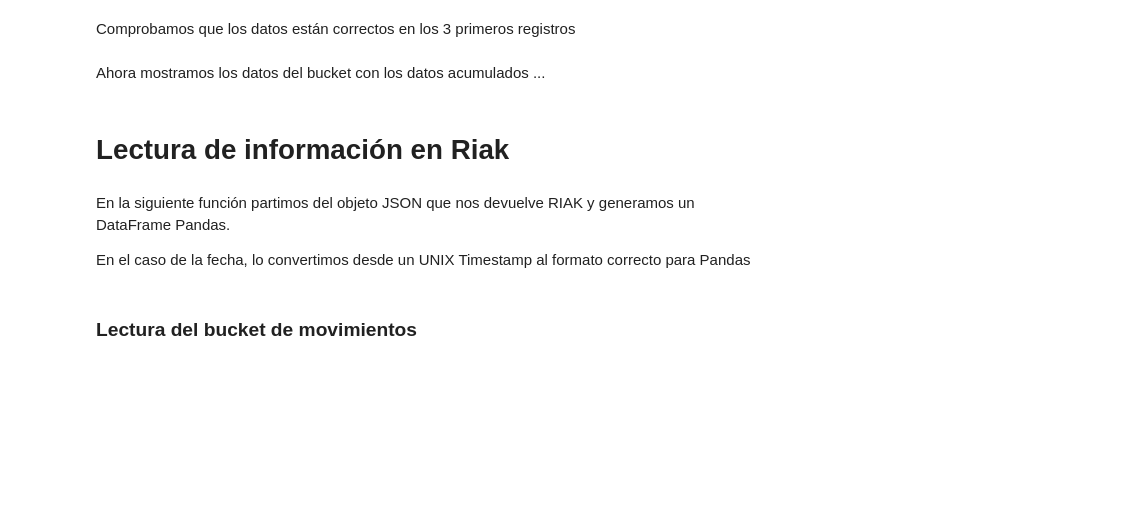
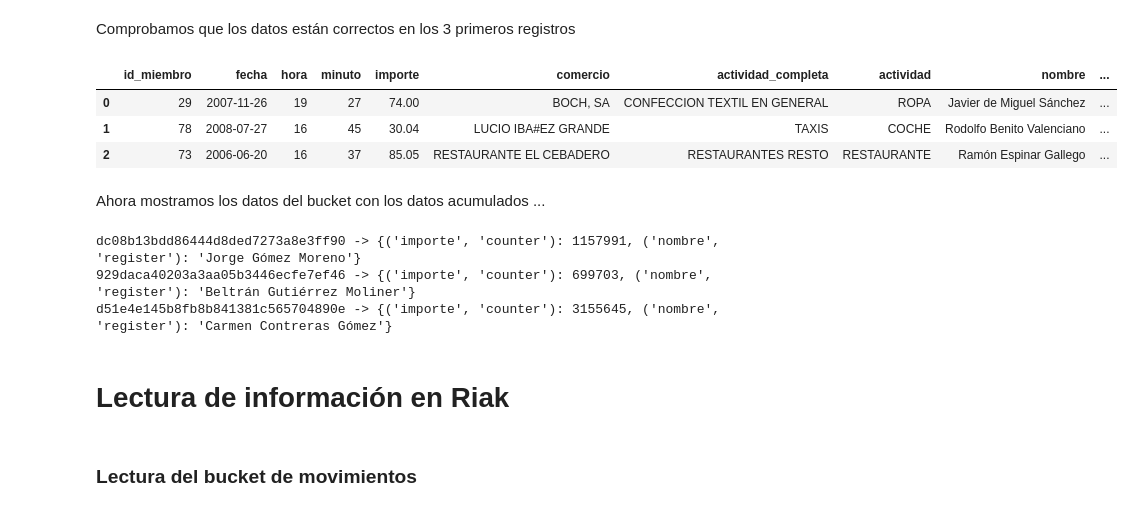
Before and after one commit to dvillaj/Taller_BBDD, a Jupyter notebook: 2-caso_de_uso/3-Riak.ipynb, the cells around one changed output. Cells and saved outputs as stored; diff of their text form; code cells hidden in the pictures; blank space fills up the shorter version.

Commit message:
Riak

```diff
--- a/2-caso_de_uso/3-Riak.ipynb
+++ b/2-caso_de_uso/3-Riak.ipynb
@@ -21,0 +98,4 @@ df.head(5)
+# %%
+def hash_string(value):
+    value_utf8 = value.encode('utf-8')
+    return hashlib.md5(value_utf8).hexdigest()
@@ -88,7 +197,3 @@ Este es precisamente el objetivo de la siguiente función ...
-# %%
-def hash_string(s):
-    s_utf8 = s.encode('utf-8')
-    return hashlib.md5(s_utf8).hexdigest()
 # %% [markdown]
 Recorremos el dataset de movimientos, almacenando la información tanto en el bucket de movimientos como en el bucket que acumula los movimientos por cliente.
 
@@ -114,23 +239,33 @@ for index, movimiento_json in enumerate(json_list):
 Comprobamos que los datos están correctos en los 3 primeros registros
 # %%
 riak.disable_list_exceptions = True
+
+values = []
 for key in bucket_mov.get_keys()[0:3]:
     data = bucket_mov.get(key).data
-    print('Key; %s / Value: %s' % (key, data))
+    values.append(data)
 
 riak.disable_list_exceptions = False
+
+json_to_pandas(values)
+# %% [output]
+|  | id_miembro | fecha | hora | minuto | importe | comercio | actividad_completa | actividad | nombre | ... |
+| 0 | 29 | 2007-11-26 | 19 | 27 | 74.00 | BOCH, SA | CONFECCION TEXTIL EN GENERAL | ROPA | Javier de Miguel Sánchez | ... |
+| 1 | 78 | 2008-07-27 | 16 | 45 | 30.04 | LUCIO IBA#EZ GRANDE | TAXIS | COCHE | Rodolfo Benito Valenciano | ... |
+| 2 | 73 | 2006-06-20 | 16 | 37 | 85.05 | RESTAURANTE EL CEBADERO | RESTAURANTES RESTO | RESTAURANTE | Ramón Espinar Gallego | ... |
 # %% [markdown]
 Ahora mostramos los datos del bucket con los datos acumulados ...
 # %%
 riak.disable_list_exceptions = True
+
 for key in bucket_acum_importes.get_keys()[0:3]:
     data = bucket_acum_importes.get(key).value
     print('%s -> %s' % (key, data))
 
 riak.disable_list_exceptions = False
+# %% [output]
+dc08b13bdd86444d8ded7273a8e3ff90 -> {('importe', 'counter'): 1157991, ('nombre', 'register'): 'Jorge Gómez Moreno'}
+929daca40203a3aa05b3446ecfe7ef46 -> {('importe', 'counter'): 699703, ('nombre', 'register'): 'Beltrán Gutiérrez Moliner'}
+d51e4e145b8fb8b841381c565704890e -> {('importe', 'counter'): 3155645, ('nombre', 'register'): 'Carmen Contreras Gómez'}
 # %% [markdown]
 # Lectura de información en Riak
-# %% [markdown]
-En la siguiente función partimos del objeto JSON que nos devuelve RIAK y generamos un DataFrame Pandas.
-
-En el caso de la fecha, lo convertimos desde un UNIX Timestamp al formato correcto para Pandas
```
Also changed, not shown: parts of 35 cells of this notebook, 3 other files.
